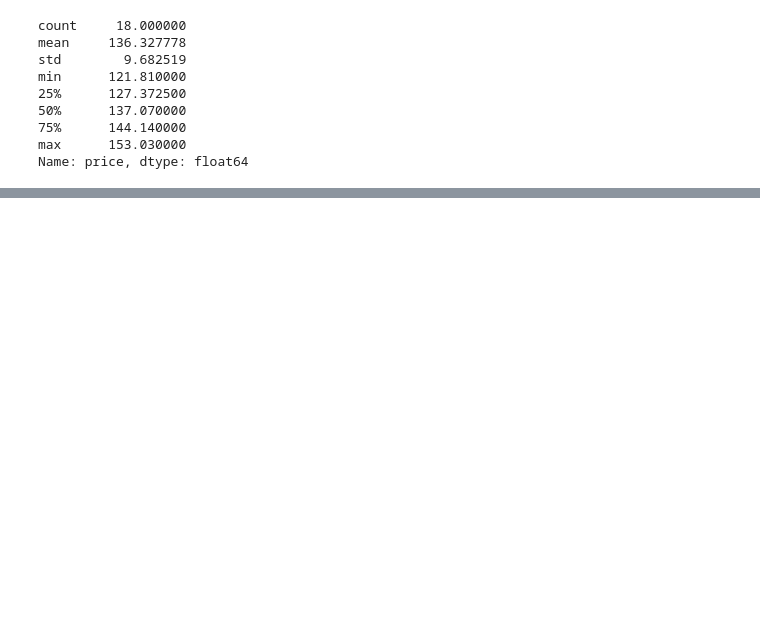
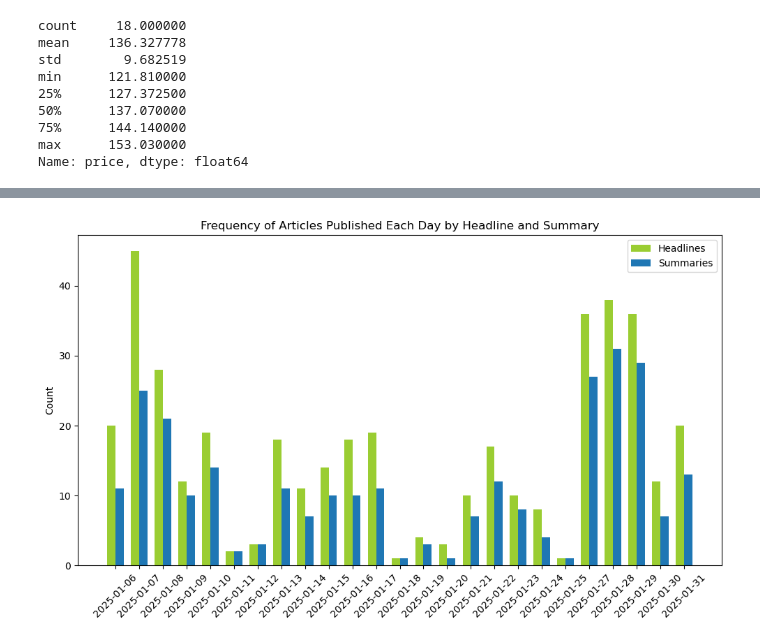
Before and after one commit to wdgstl/MarketSentimentAnalysis, a Jupyter notebook: scripts/data_appendix_script.ipynb, the cells around one changed output, grey strips where cells are left out. Cells and saved outputs as stored; diff of their text form; code cells hidden in the pictures; blank space fills up the shorter version.

```diff
--- a/scripts/data_appendix_script.ipynb
+++ b/scripts/data_appendix_script.ipynb
@@ -42,0 +92,26 @@ frequency table
+# %%
+### Bar chart illustrating the frequency distribution
+
+# create the double bar chart
+days = frequency_table['day'].astype(str)  # convert dates to strings for better labeling
+headline_counts = frequency_table['headline_count']
+summary_counts = frequency_table['summary_count']
+
+x = np.arange(len(days))  # the label locations
+width = 0.35
+
+fig, ax = plt.subplots(figsize=(10, 6))
+rects1 = ax.bar(x - width/2, headline_counts, width, label='Headlines', color="yellowgreen")
+rects2 = ax.bar(x + width/2, summary_counts, width, label='Summaries')
+
+# add labels, title, and x-axis tick labels
+ax.set_ylabel('Count')
+ax.set_title('Frequency of Articles Published Each Day by Headline and Summary')
+ax.set_xticks(x)
+ax.set_xticklabels(days, rotation=45)
+ax.legend()
+
+plt.tight_layout()
+plt.show()
+# %% [output]
+[figure, added]
```
Also changed, not shown: parts of 9 cells of this notebook, 1 other file.
